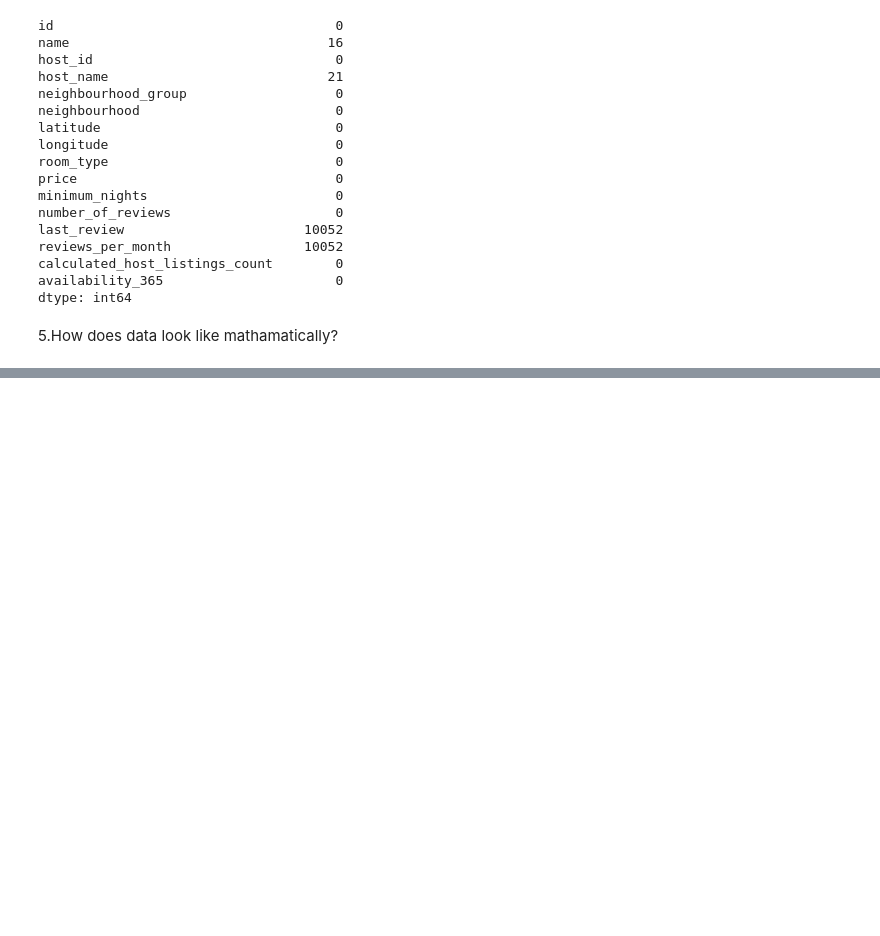
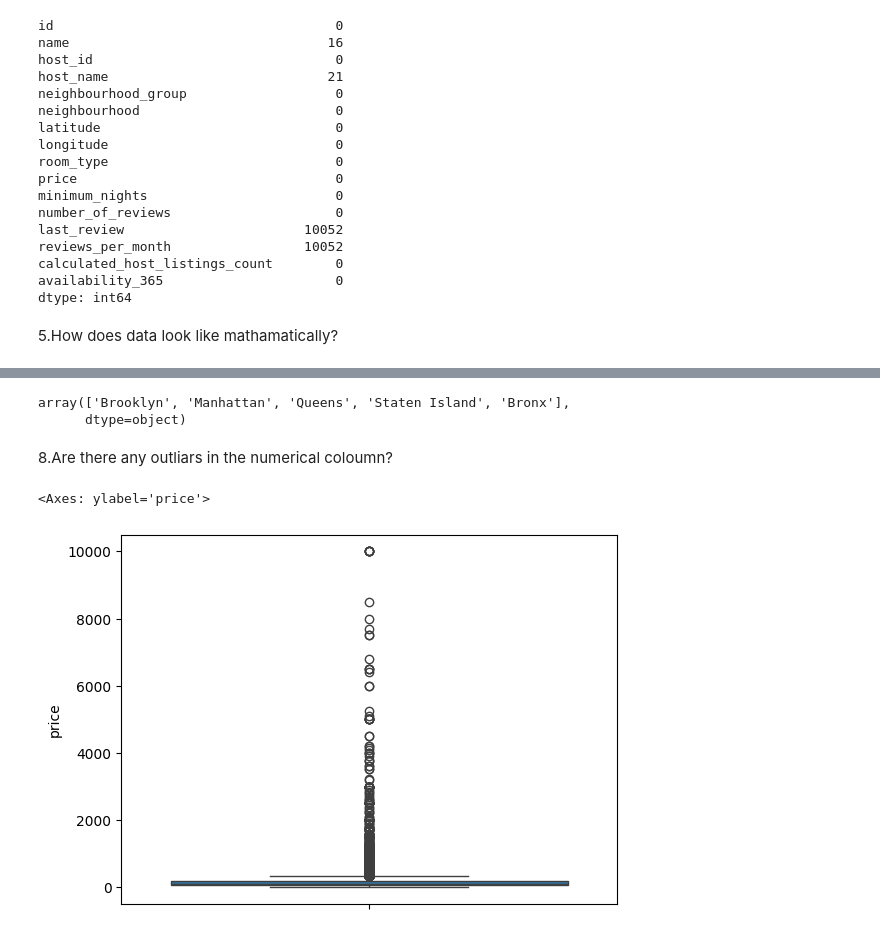
Before and after one commit to saurabhmandaokar1999/GoogleColab, a Jupyter notebook: DataAnalysis_UnderStanding_Data_Set.ipynb, the cells around one changed output, grey strips where cells are left out. Cells and saved outputs as stored; diff of their text form; code cells hidden in the pictures; blank space fills up the shorter version.

```diff
--- a/DataAnalysis_UnderStanding_Data_Set.ipynb
+++ b/DataAnalysis_UnderStanding_Data_Set.ipynb
@@ -86,0 +115,12 @@ df.describe()
+# %%
+df["neighbourhood_group"].unique()
+# %% [output]
+array(['Brooklyn', 'Manhattan', 'Queens', 'Staten Island', 'Bronx'],
+      dtype=object)
+# %% [markdown]
+8.Are there any outliars in the numerical coloumn?
+# %%
+sns.boxplot(df["price"])
+# %% [output]
+<Axes: ylabel='price'>
+[figure, added]
```
Also changed, not shown: parts of 6 cells of this notebook.
